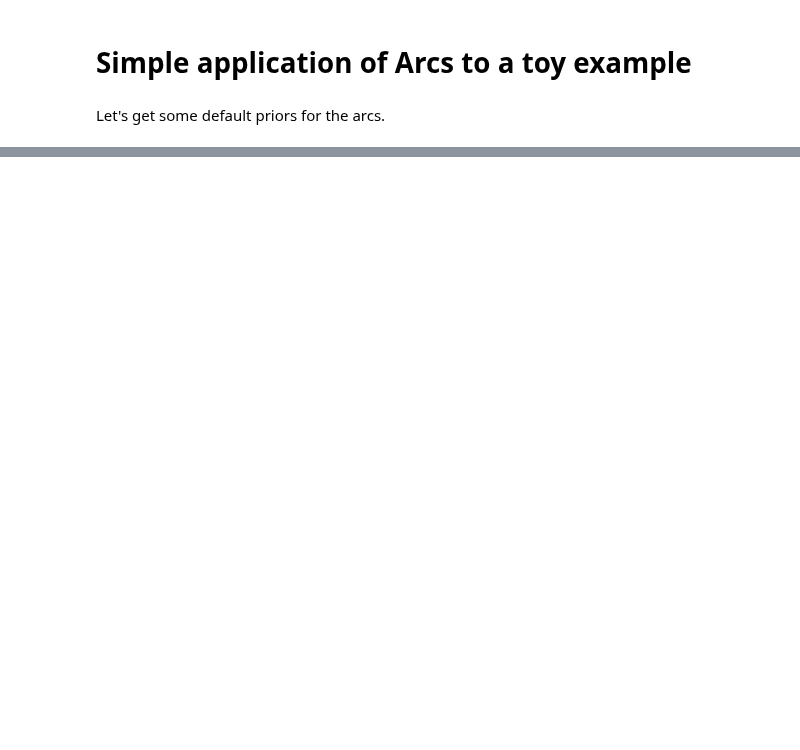
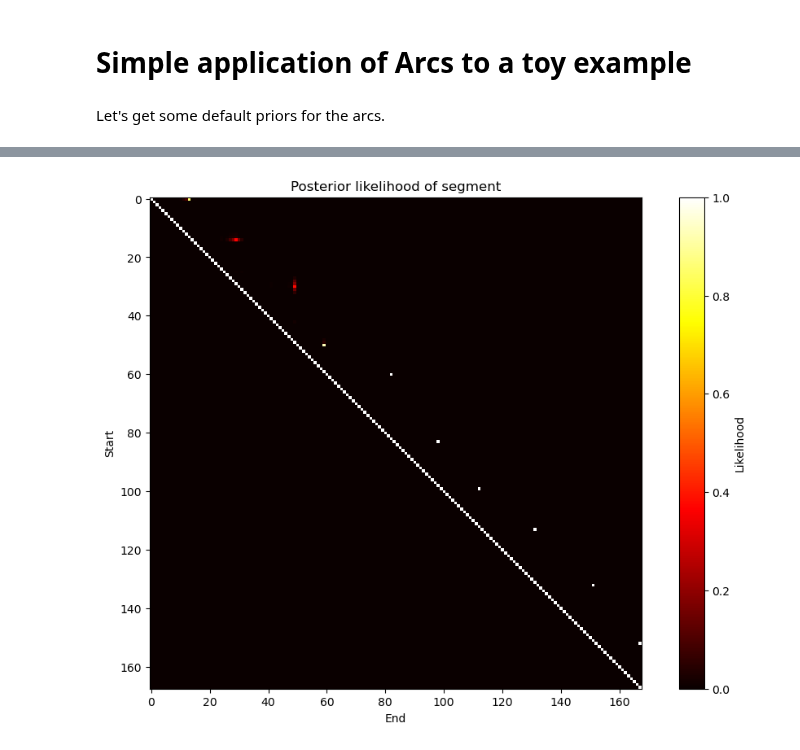
Before and after one commit to erc-cosmos/probabilistic-segmentation, a Jupyter notebook: notebooks/toy_example.ipynb, the cells around one changed output, grey strips where cells are left out. Saved outputs shown, nothing was run; the diff lists cells and outputs as text; code cells hidden in the pictures; blank space fills up the shorter version.

```diff
--- a/notebooks/toy_example.ipynb
+++ b/notebooks/toy_example.ipynb
@@ -50,0 +47,4 @@ plt.show()
+# %%
+segment_viz.plot_segment_matrix(post_segments, smoothing=1)
+# %% [output]
+[figure, added]
```
Also changed, not shown: parts of 10 cells of this notebook, 2 other files.
